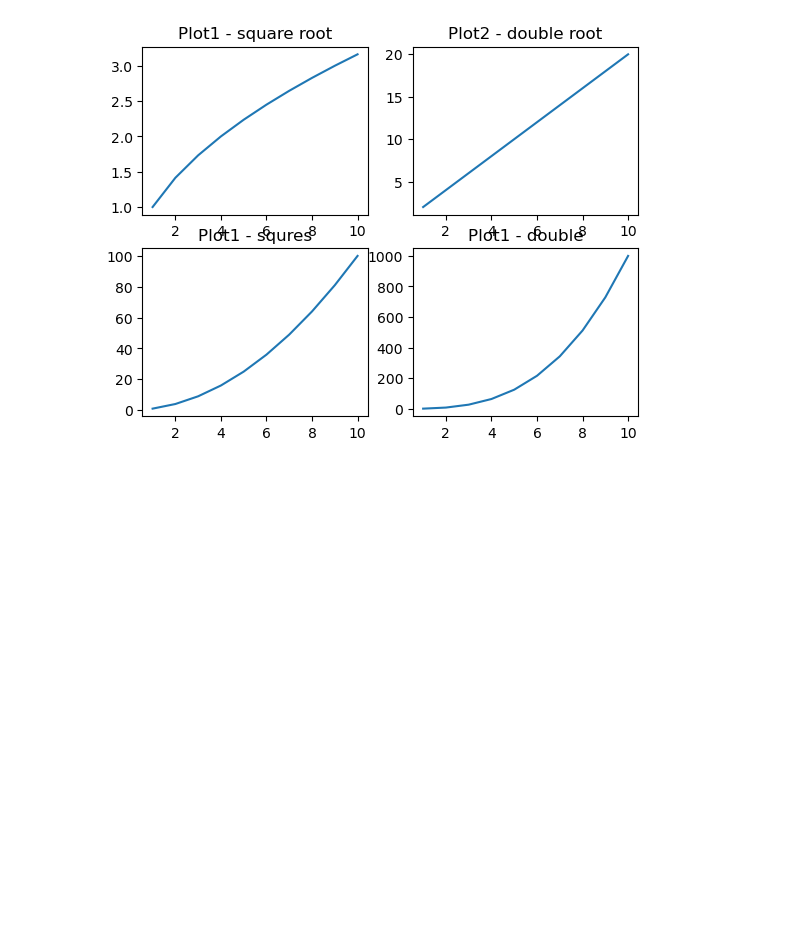
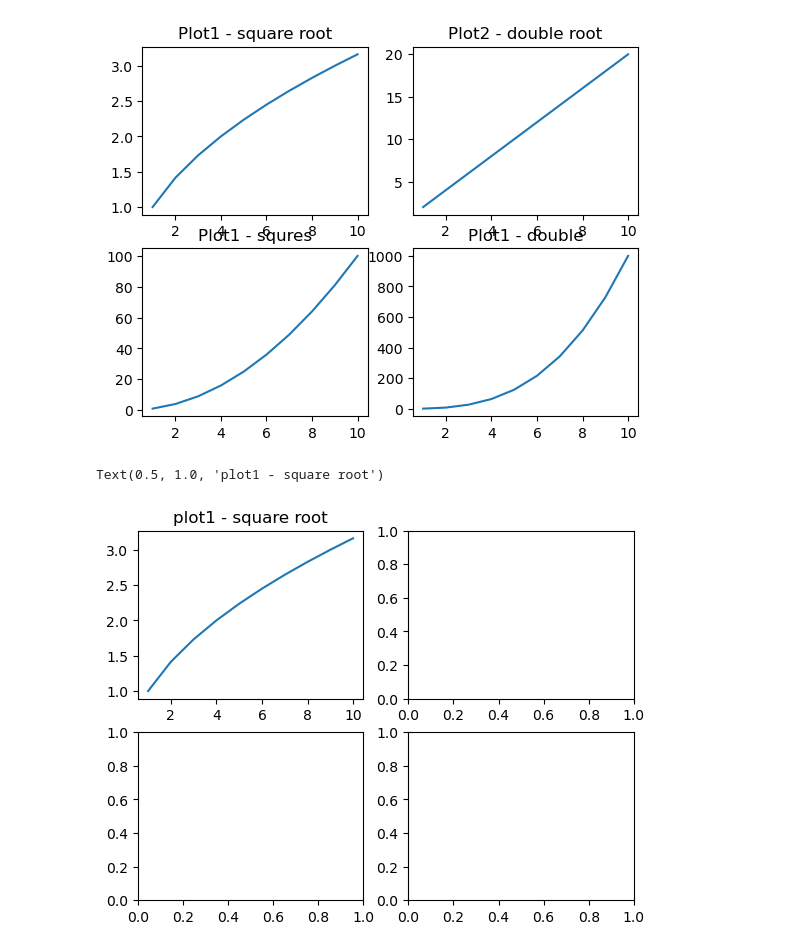
Before and after one commit to yenare-vaibhavi-30/ai-ml-learning-journey, a Jupyter notebook: Data Visualization/matplotlib_tutorial.ipynb, the cells around one changed output. Cells and saved outputs as stored; diff of their text form; code cells hidden in the pictures; blank space fills up the shorter version.

```diff
--- a/Data Visualization/matplotlib_tutorial.ipynb
+++ b/Data Visualization/matplotlib_tutorial.ipynb
@@ -455,3 +455,11 @@ plt.title("Plot1 - double")
 # %% [output]
 Text(0.5, 1.0, 'Plot1 - double')
 [figure]
+# %%
+fig, ax = plt.subplots(2,2)
+
+ax[0][0].plot(x, y1)
+ax[0][0].set_title("plot1 - square root")
+# %% [output]
+Text(0.5, 1.0, 'plot1 - square root')
+[figure, added]
```
Also changed, not shown: parts of 2 cells of this notebook, 1 other file.
